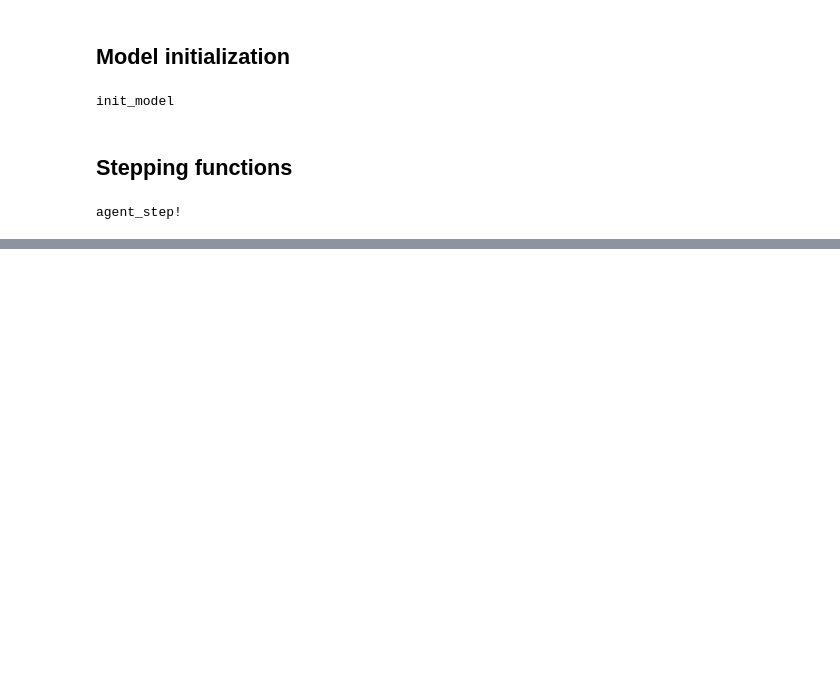
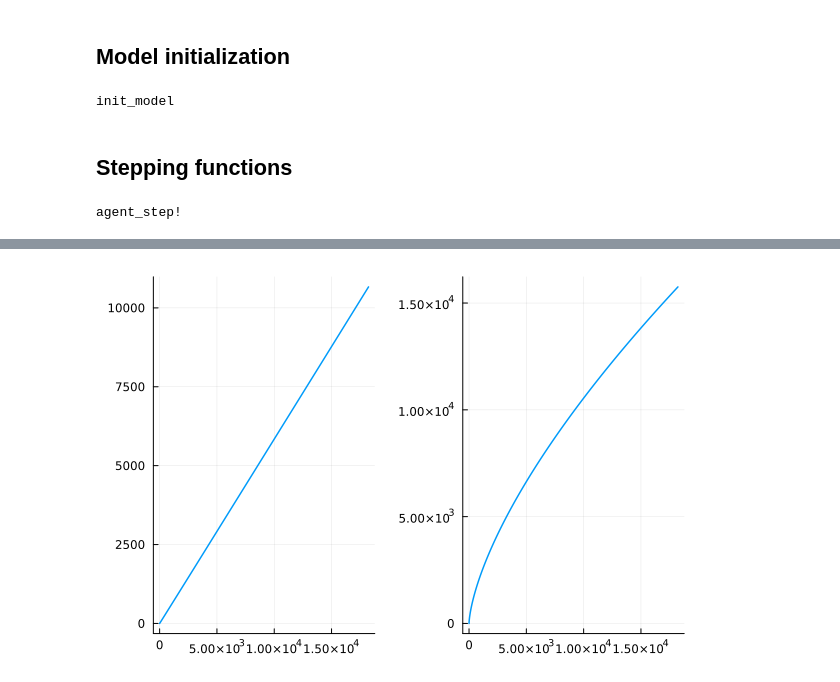
Before and after one commit to SimonHansul/DEBBase.jl, a Jupyter notebook: dev/implement_BaseABM.ipynb, the cells around one changed output, grey strips where cells are left out. Saved outputs shown, nothing was run; the diff lists cells and outputs as text; code cells hidden in the pictures; blank space fills up the shorter version.

```diff
--- a/dev/implement_BaseABM.ipynb
+++ b/dev/implement_BaseABM.ipynb
@@ -174,7 +173,7 @@ function Idot!(agent, model)
     if agent.X_emb > 0 # ingestion from vitellus for embryos
         agent.Idot = (Complex(agent.S)^(2/3)).re * agent.agn.Idot_max_rel
     else # ingestion from external resource for other life stages
-        agent.f_X = (model.X_p/model.V_patch) / ((model.X_V/model.V_patch) + agent.spc.K_X)
+        agent.f_X = (model.X_p/model.V_patch) / ((model.X_p/model.V_patch) + agent.spc.K_X)
         agent.Idot = agent.f_X * (Complex(agent.S)^(2/3)).re * agent.agn.Idot_max_rel
     end
 end
@@ -183,7 +182,7 @@ end
 Assimilation flux
 """
 function Adot!(agent, model)
-    agent.Adot = agent.I * agent.spc.eta_IA * agent.y_A
+    agent.Adot = agent.Idot * agent.spc.eta_IA * agent.y_A
 end
 
 """
@@ -247,6 +246,7 @@ function update!(agent, model)
     agent.A = max(0, agent.A + agent.Adot * model.dt)
     agent.M = max(0, agent.M + agent.Mdot * model.dt)
     agent.J = max(0, agent.J + agent.Jdot * model.dt)
+    agent.S = max(0, agent.S + agent.Sdot * model.dt)
     agent.H = max(0, agent.H + agent.Hdot * model.dt)
     agent.R = max(0, agent.R + agent.Rdot * model.dt)
 end
@@ -258,15 +258,15 @@ function agent_step!(agent, model)
     Idot!(agent, model)
     Adot!(agent, model)
     Mdot!(agent, model)
-    #Jdot!(agent, model)
-    ##Qdot!(agent, model)
-    #
+    Jdot!(agent, model)
+    #Qdot!(agent, model)
+
     Sdot!(agent, model) # structure
     Hdot!(agent, model) # maturity
-    #Rdot!(agent, model) # reproduction buffer
-    ##Ddot!(agent, model) # damage
-    ##C_Wdot!(agent, model) # external stressor concentration
-#
+    Rdot!(agent, model) # reproduction buffer
+    #Ddot!(agent, model) # damage
+    #C_Wdot!(agent, model) # external stressor concentration
+
     update!(agent, model)
 end
 # %% [output]
@@ -320,0 +361,7 @@ end
+# %%
+@df out plot(
+    plot(:S, :Mdot),
+    plot(:S, :Idot)
+    )
+# %% [output]
+[figure, added]
```
Also changed, not shown: parts of 10 cells of this notebook, 4 other files.
